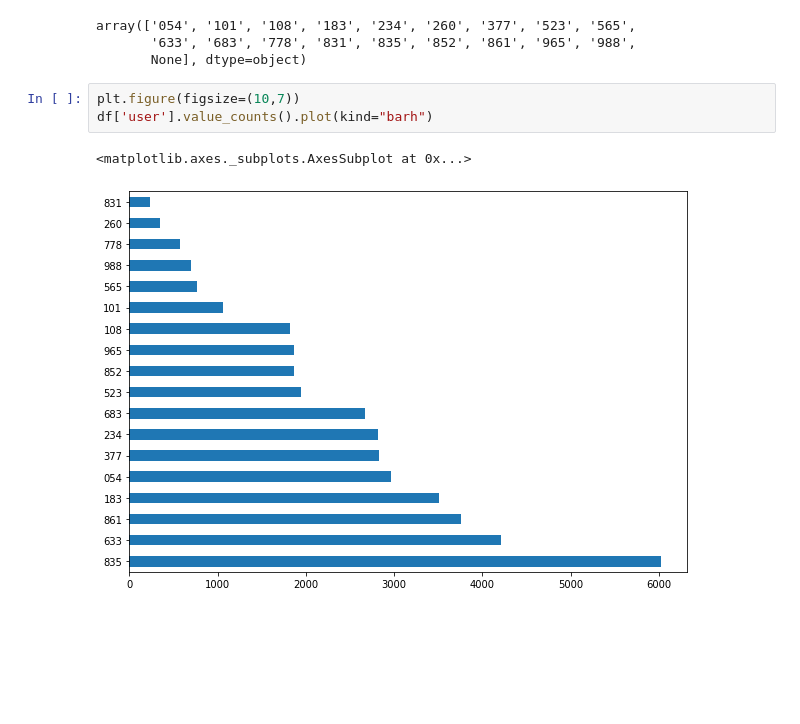
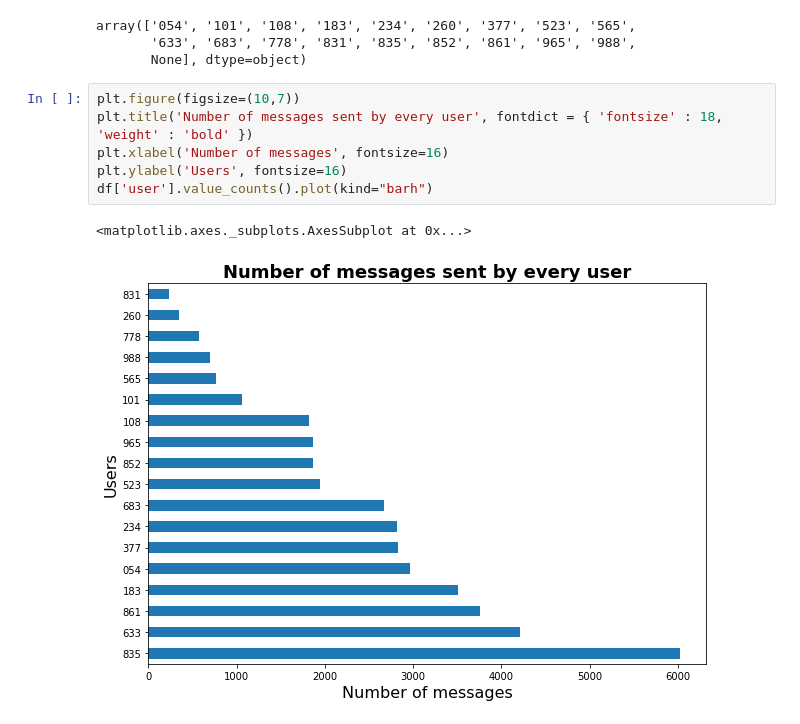
Before and after one commit to ftrova1/Whatsapp-chat-analysis, a Jupyter notebook: analyzer/wa_analysis.ipynb, the cells around one changed output. Drawn from its saved outputs; the diff is of its cells as text; blank space fills up the shorter version.

Commit message:
More interesting EDA and plotting

```diff
--- a/analyzer/wa_analysis.ipynb
+++ b/analyzer/wa_analysis.ipynb
@@ -43,9 +44,12 @@ array(['054', '101', '108', '183', '234', '260', '377', '523', '565',
        None], dtype=object)
 # %%
 plt.figure(figsize=(10,7))
+plt.title('Number of messages sent by every user', fontdict = { 'fontsize' : 18, 'weight' : 'bold' })
+plt.xlabel('Number of messages', fontsize=16)
+plt.ylabel('Users', fontsize=16)
 df['user'].value_counts().plot(kind="barh")
 # %% [output]
 <matplotlib.axes._subplots.AxesSubplot at 0x...>
-[figure, old version]
+[figure, new version]
 # %%
 plt.figure(figsize=(10,7))
```
Also changed, not shown: parts of 7 cells of this notebook, 1 other file.
